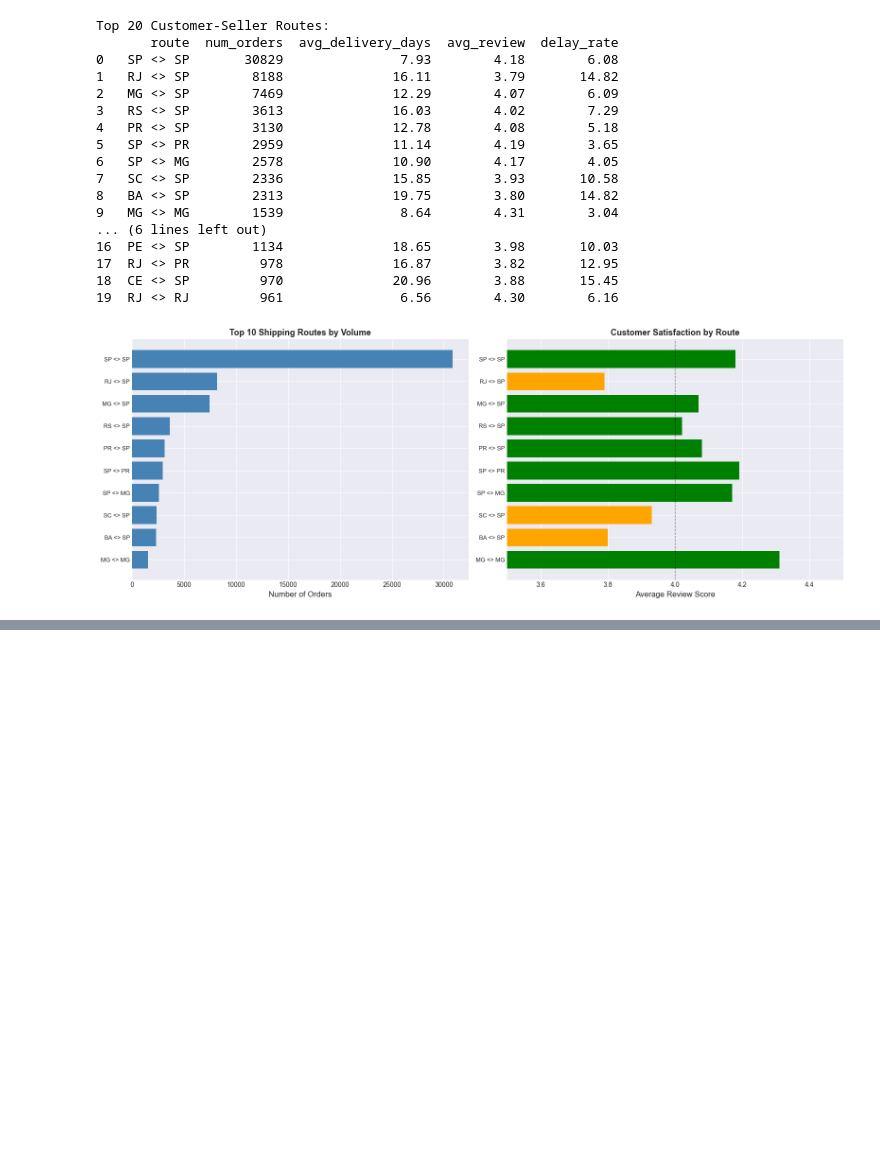
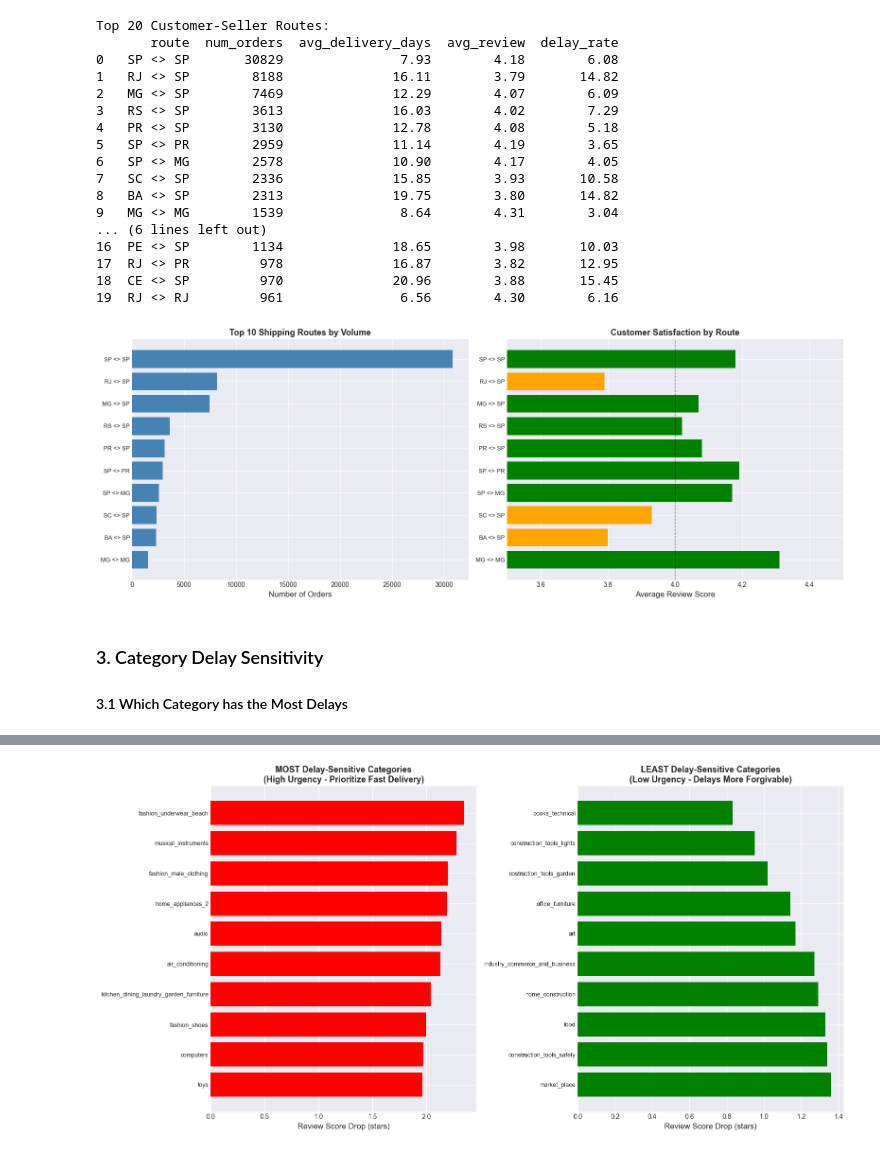
Before and after one commit to gnpthbalaji/ds_with_ai_capstone, a Jupyter notebook: notebooks/04_diagnostic_analytics.ipynb, the cells around one changed output, grey strips where cells are left out. Cells and saved outputs as stored; diff of their text form; code cells hidden in the pictures; blank space fills up the shorter version.

Commit message:
Full Diagnostic Analytics wiht correlation & category delay sensitivity

```diff
--- a/notebooks/04_diagnostic_analytics.ipynb
+++ b/notebooks/04_diagnostic_analytics.ipynb
@@ -295,3 +295,82 @@ Top 20 Customer-Seller Routes:
 18  CE <> SP         970              20.96        3.88       15.45
 19  RJ <> RJ         961               6.56        4.30        6.16
 [figure]
+# %% [markdown]
+### 3. Category Delay Sensitivity
+
+#### 3.1 Which Category has the Most Delays
+# %%
+delay_sensitivity_query = """
+SELECT
+    COALESCE(pct.product_category_name_english, p.product_category_name, 'Unknown') as category,
+    COUNT(DISTINCT oi.order_id) as total_orders,
+    ROUND(AVG(oi.price), 2) as avg_price,
+
+    -- On-time performance
+    ROUND(AVG(CASE
+        WHEN JULIANDAY(o.order_delivered_customer_date) <= JULIANDAY(o.order_estimated_delivery_date)
+        THEN r.review_score
+    END), 2) as avg_review_ontime,
+
+    -- Delayed performance
+    ROUND(AVG(CASE
+        WHEN JULIANDAY(o.order_delivered_customer_date) > JULIANDAY(o.order_estimated_delivery_date)
+        THEN r.review_score
+    END), 2) as avg_review_delayed,
+
+    -- Calculate sensitivity (review drop from delays)
+    ROUND(
+        AVG(CASE WHEN JULIANDAY(o.order_delivered_customer_date) <= JULIANDAY(o.order_estimated_delivery_date) THEN r.review_score END) -
+        AVG(CASE WHEN JULIANDAY(o.order_delivered_customer_date) > JULIANDAY(o.order_estimated_delivery_date) THEN r.review_score END),
+        2
+    ) as review_drop_from_delay
+
+FROM order_items oi
+JOIN products p ON oi.product_id = p.product_id
+LEFT JOIN product_category_name_translation pct ON p.product_category_name = pct.product_category_name
+JOIN orders o ON oi.order_id = o.order_id
+LEFT JOIN order_reviews r ON o.order_id = r.order_id
+WHERE o.order_status = 'delivered'
+  AND o.order_delivered_customer_date IS NOT NULL
+  AND r.review_score IS NOT NULL
+GROUP BY category
+HAVING total_orders >= 100
+ORDER BY review_drop_from_delay DESC
+"""
+
+delay_sensitivity = pd.read_sql(delay_sensitivity_query, conn)
+
+print("MOST Delay-Sensitive Categories (biggest review drop):")
+print(delay_sensitivity.head(15))
+
+print("\nLEAST Delay-Sensitive Categories (smallest review drop):")
+print(delay_sensitivity.tail(15))
+
+#Plots
+
+fig, axes = plt.subplots(1, 2, figsize=(16, 8))
+
+# Most sensitive
+most_sensitive = delay_sensitivity.nlargest(10, 'review_drop_from_delay')
+axes[0].barh(range(len(most_sensitive)), most_sensitive['review_drop_from_delay'], color='red')
+axes[0].set_yticks(range(len(most_sensitive)))
+axes[0].set_yticklabels(most_sensitive['category'], fontsize=9)
+axes[0].set_xlabel('Review Score Drop (stars)', fontsize=12)
+axes[0].set_title('MOST Delay-Sensitive Categories\n(High Urgency - Prioritize Fast Delivery)',
+                 fontsize=13, fontweight='bold')
+axes[0].invert_yaxis()
+
+# Least sensitive
+least_sensitive = delay_sensitivity.nsmallest(10, 'review_drop_from_delay')
+axes[1].barh(range(len(least_sensitive)), least_sensitive['review_drop_from_delay'], color='green')
+axes[1].set_yticks(range(len(least_sensitive)))
+axes[1].set_yticklabels(least_sensitive['category'], fontsize=9)
+axes[1].set_xlabel('Review Score Drop (stars)', fontsize=12)
+axes[1].set_title('LEAST Delay-Sensitive Categories\n(Low Urgency - Delays More Forgivable)',
+                 fontsize=13, fontweight='bold')
+axes[1].invert_yaxis()
+
+plt.tight_layout()
+plt.savefig('../reports/figures/category_delay_sensitivity.png', dpi=300, bbox_inches='tight')
+plt.show()
+# %% [output]
@@ -297,0 +394 @@ Top 20 Customer-Seller Routes:
+[figure, added]
```
Also changed, not shown: parts of 10 cells of this notebook, 2 other files.
